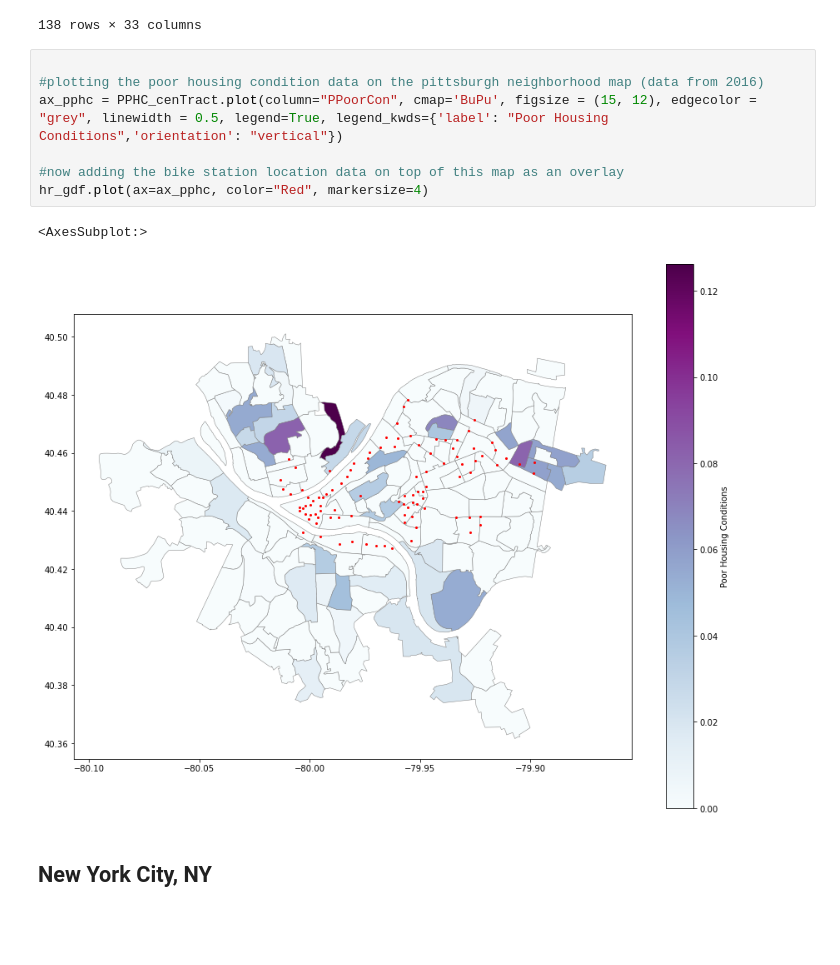
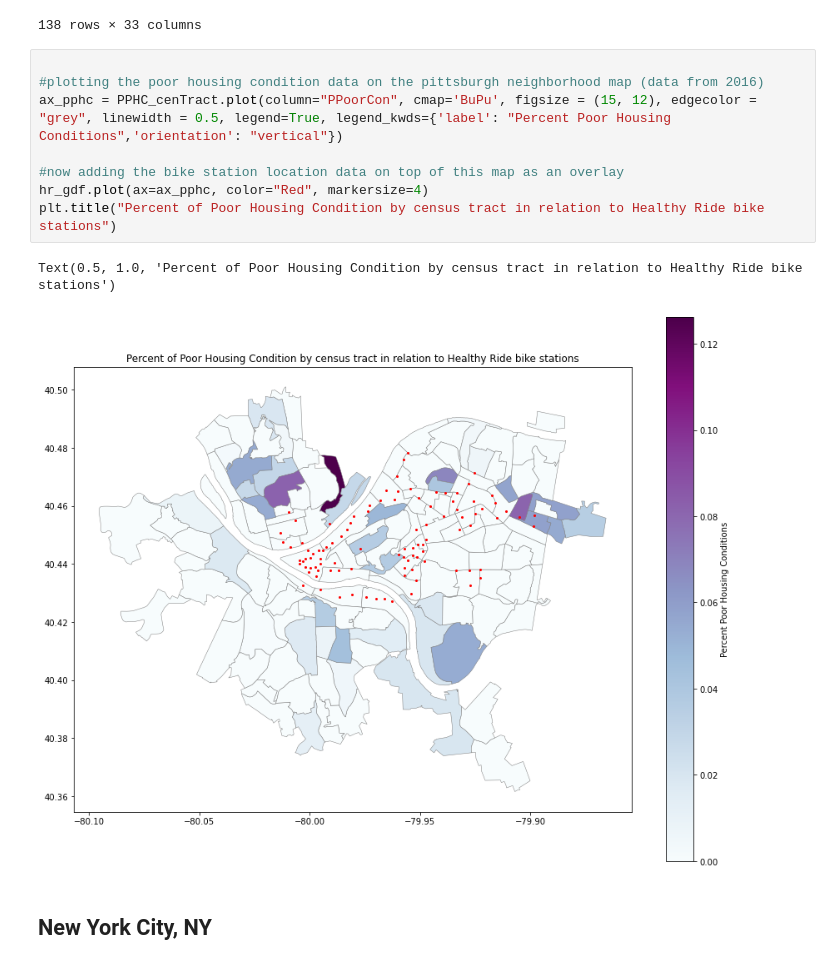
Before and after one commit to katelyn98/HealthyRide-Mapping, a Jupyter notebook: Notebooks/Analyses4Paper.ipynb, the cells around one changed output. Cells and saved outputs as stored; diff of their text form; blank space fills up the shorter version.

```diff
--- a/Notebooks/Analyses4Paper.ipynb
+++ b/Notebooks/Analyses4Paper.ipynb
@@ -282,12 +312,13 @@ PPHC_cenTract
 # %%
 
 #plotting the poor housing condition data on the pittsburgh neighborhood map (data from 2016)
-ax_pphc = PPHC_cenTract.plot(column="PPoorCon", cmap='BuPu', figsize = (15, 12), edgecolor = "grey", linewidth = 0.5, legend=True, legend_kwds={'label': "Poor Housing Conditions",'orientation': "vertical"})
+ax_pphc = PPHC_cenTract.plot(column="PPoorCon", cmap='BuPu', figsize = (15, 12), edgecolor = "grey", linewidth = 0.5, legend=True, legend_kwds={'label': "Percent Poor Housing Conditions",'orientation': "vertical"})
 
 #now adding the bike station location data on top of this map as an overlay
 hr_gdf.plot(ax=ax_pphc, color="Red", markersize=4)
+plt.title("Percent of Poor Housing Condition by census tract in relation to Healthy Ride bike stations")
 # %% [output]
-<AxesSubplot:>
+Text(0.5, 1.0, 'Percent of Poor Housing Condition by census tract in relation to Healthy Ride bike stations')
-[figure, old version]
+[figure, new version]
 # %% [markdown]
 ## New York City, NY
```
Also changed, not shown: parts of 9 cells of this notebook, 14 other files.
